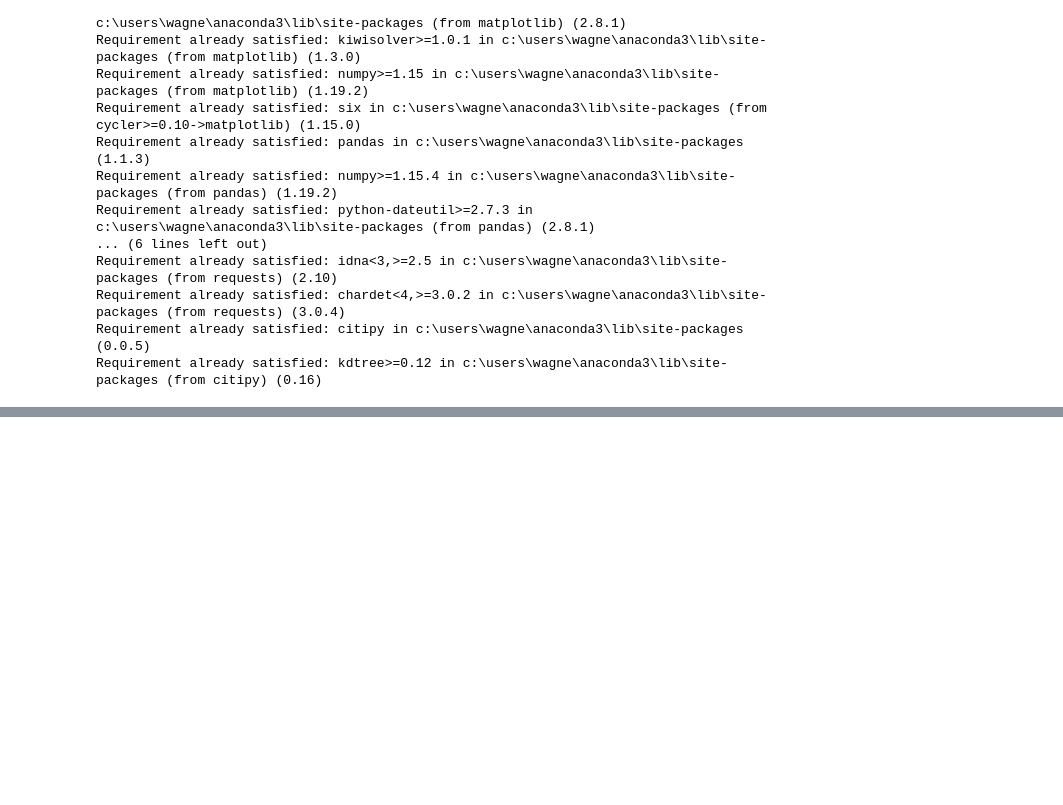
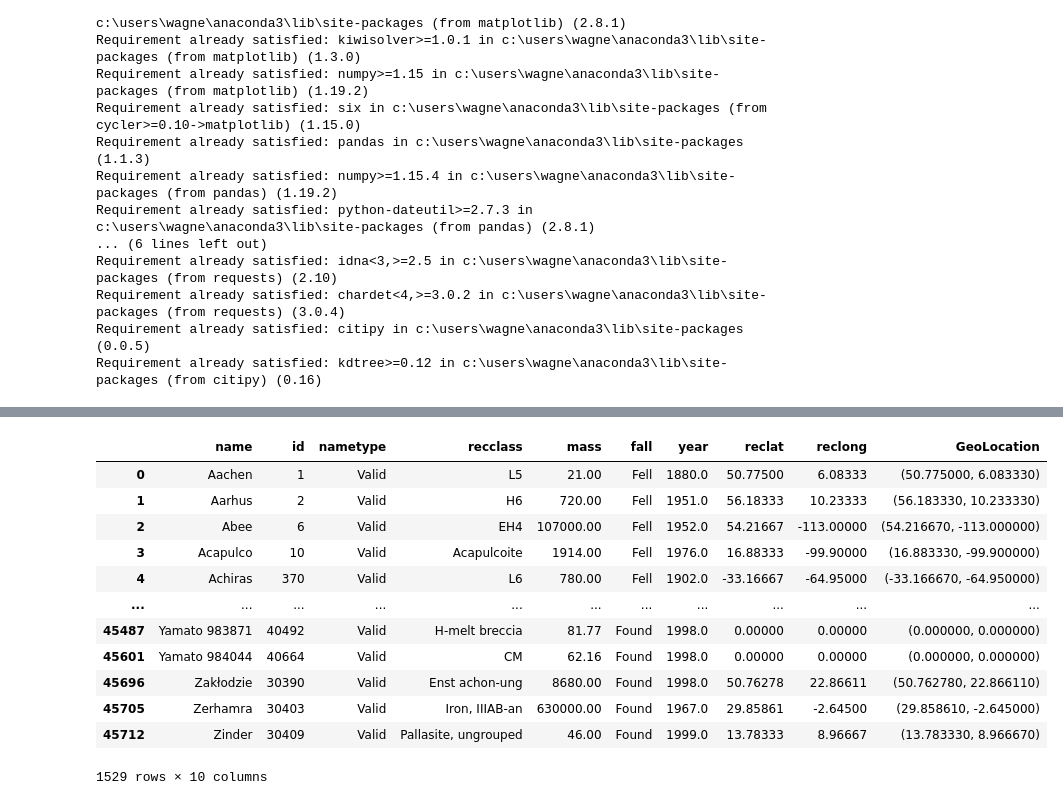
Before and after one commit to wagneree193/erin-obrien.github.io, a Jupyter notebook: Meteor.ipynb, the cells around one changed output, grey strips where cells are left out. Cells and saved outputs as stored; diff of their text form; code cells hidden in the pictures; blank space fills up the shorter version.

```diff
--- a/Meteor.ipynb
+++ b/Meteor.ipynb
@@ -46,0 +90,17 @@ AttributeError: 'function' object has no attribute 'head'
+# %%
+meteor_class = meteor_data.groupby("recclass")
+meteor_class.head()
+# %% [output]
+|  | name | id | nametype | recclass | mass | fall | year | reclat | reclong | GeoLocation |
+| 0 | Aachen | 1 | Valid | L5 | 21.00 | Fell | 1880.0 | 50.77500 | 6.08333 | (50.775000, 6.083330) |
+| 1 | Aarhus | 2 | Valid | H6 | 720.00 | Fell | 1951.0 | 56.18333 | 10.23333 | (56.183330, 10.233330) |
+| 2 | Abee | 6 | Valid | EH4 | 107000.00 | Fell | 1952.0 | 54.21667 | -113.00000 | (54.216670, -113.000000) |
+| 3 | Acapulco | 10 | Valid | Acapulcoite | 1914.00 | Fell | 1976.0 | 16.88333 | -99.90000 | (16.883330, -99.900000) |
+| 4 | Achiras | 370 | Valid | L6 | 780.00 | Fell | 1902.0 | -33.16667 | -64.95000 | (-33.166670, -64.950000) |
+| ... | ... | ... | ... | ... | ... | ... | ... | ... | ... | ... |
+| 45487 | Yamato 983871 | 40492 | Valid | H-melt breccia | 81.77 | Found | 1998.0 | 0.00000 | 0.00000 | (0.000000, 0.000000) |
+| 45601 | Yamato 984044 | 40664 | Valid | CM | 62.16 | Found | 1998.0 | 0.00000 | 0.00000 | (0.000000, 0.000000) |
+| 45696 | Zakłodzie | 30390 | Valid | Enst achon-ung | 8680.00 | Found | 1998.0 | 50.76278 | 22.86611 | (50.762780, 22.866110) |
+| 45705 | Zerhamra | 30403 | Valid | Iron, IIIAB-an | 630000.00 | Found | 1967.0 | 29.85861 | -2.64500 | (29.858610, -2.645000) |
+| 45712 | Zinder | 30409 | Valid | Pallasite, ungrouped | 46.00 | Found | 1999.0 | 13.78333 | 8.96667 | (13.783330, 8.966670) |
+1529 rows × 10 columns
```
Also changed, not shown: parts of 6 cells of this notebook.
